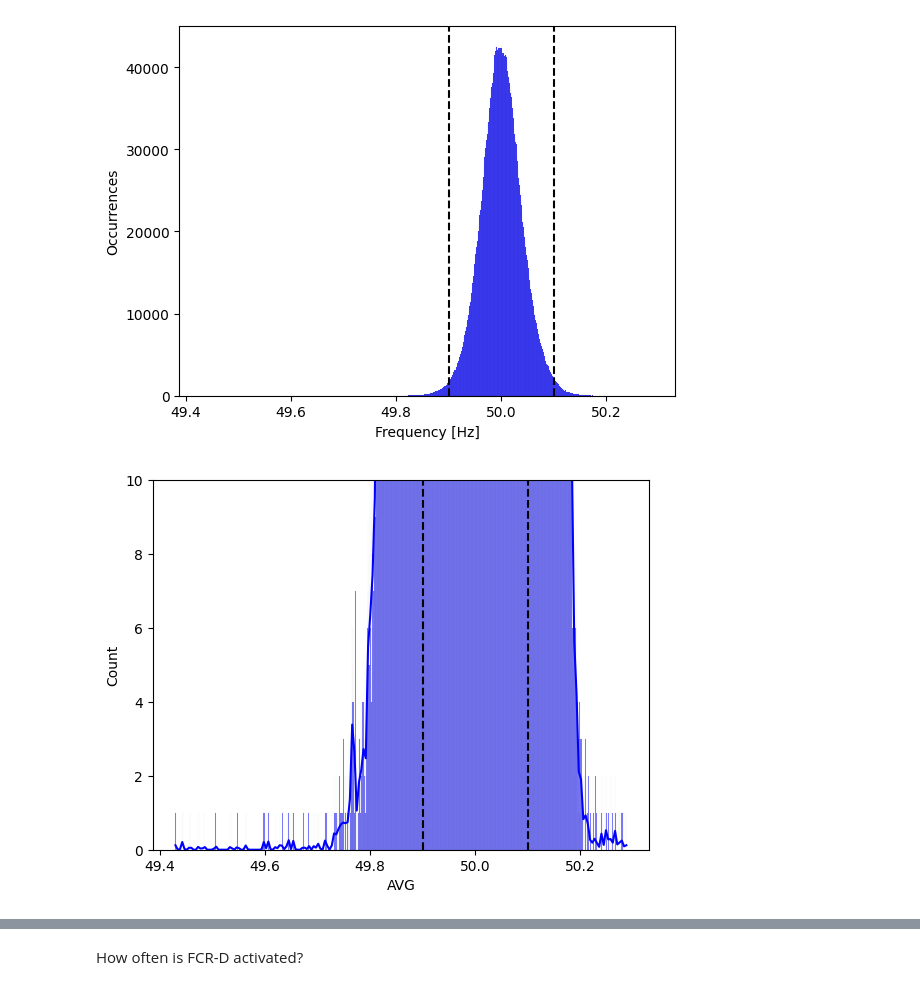
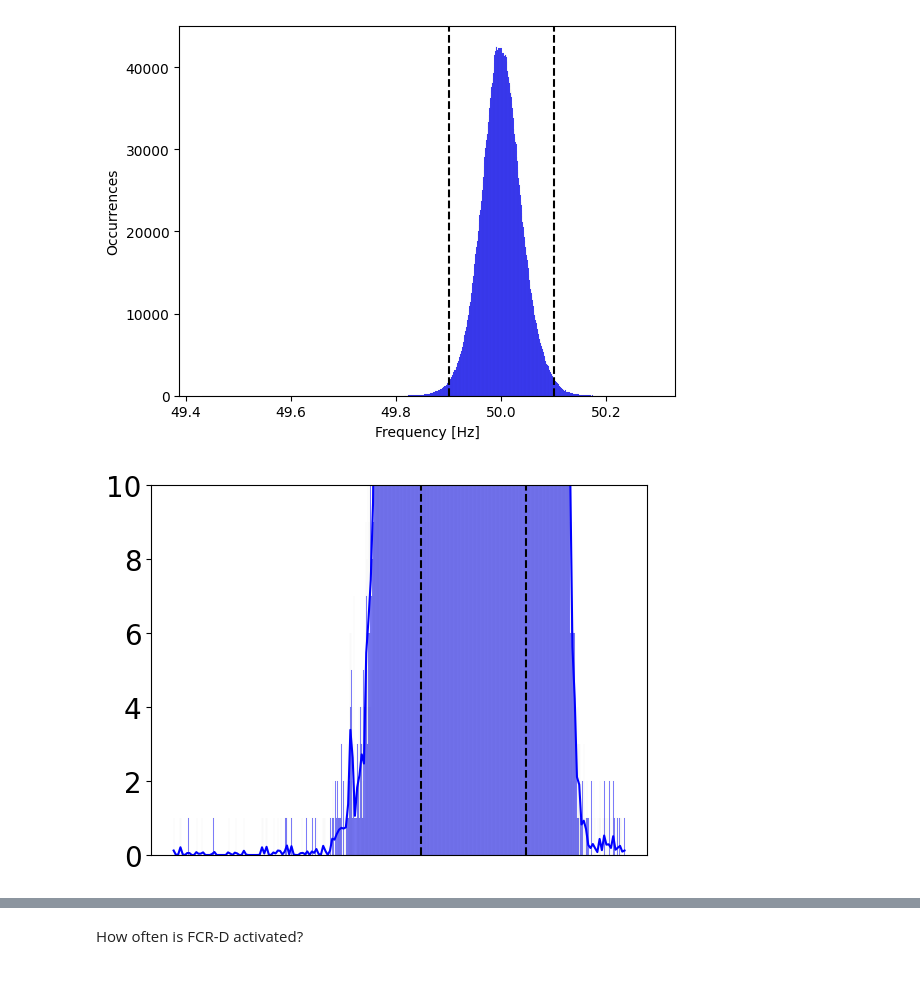
Before and after one commit to junesooshin/lightenup, a Jupyter notebook: Data Examination/Frequency Analysis.ipynb, the cells around one changed output, grey strips where cells are left out. Saved outputs shown, nothing was run; the diff lists cells and outputs as text; code cells hidden in the pictures.

Commit message:
Result visualization changes

```diff
--- a/Data Examination/Frequency Analysis.ipynb
+++ b/Data Examination/Frequency Analysis.ipynb
@@ -50,19 +50,25 @@ plt.show()
 # %%
 # Sample data
 data = df["AVG"]
 
 # Set up seaborn style
 #sns.set(style="whitegrid")
 
 # Create histogram
 sns.histplot(data, kde=True, color='blue')
 # Add vertical lines at 49.9 and 50.1
 plt.axvline(x=49.9, color='black', linestyle='--')
 plt.axvline(x=50.1, color='black', linestyle='--')
 plt.ylim(0,10)
 
+# Hide the axis names
+plt.ylabel("")
+plt.xlabel("")
 
+# Increase the tick size of the y-axis
+plt.tick_params(axis='y', which='major', labelsize=20)
+plt.xticks([])
 # Show the plot
 plt.show()
 # %% [output]
-[figure, old version]
+[figure, new version]
```
Also changed, not shown: parts of 2 cells of this notebook, 2 other files.
